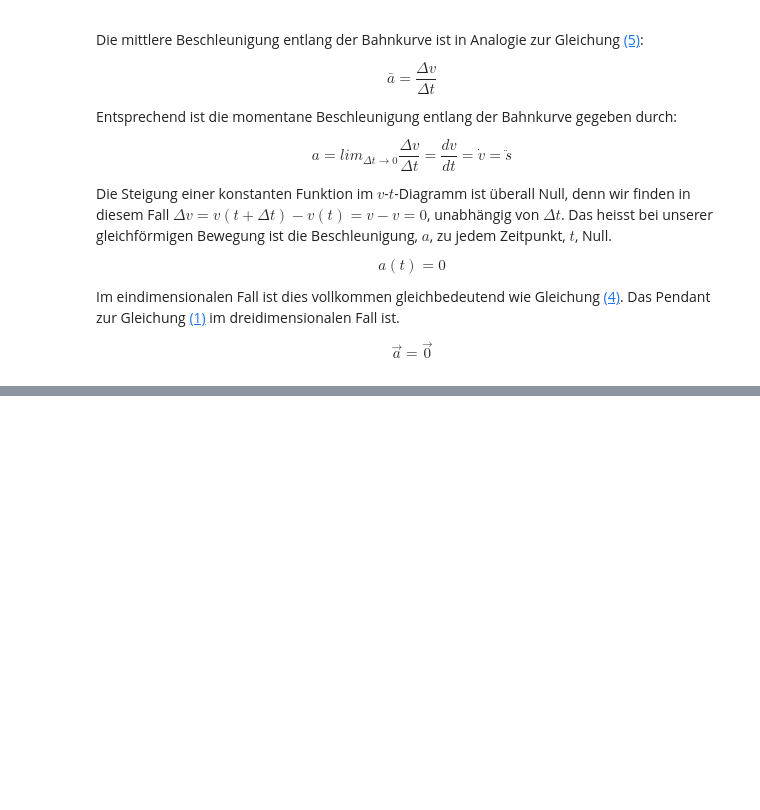
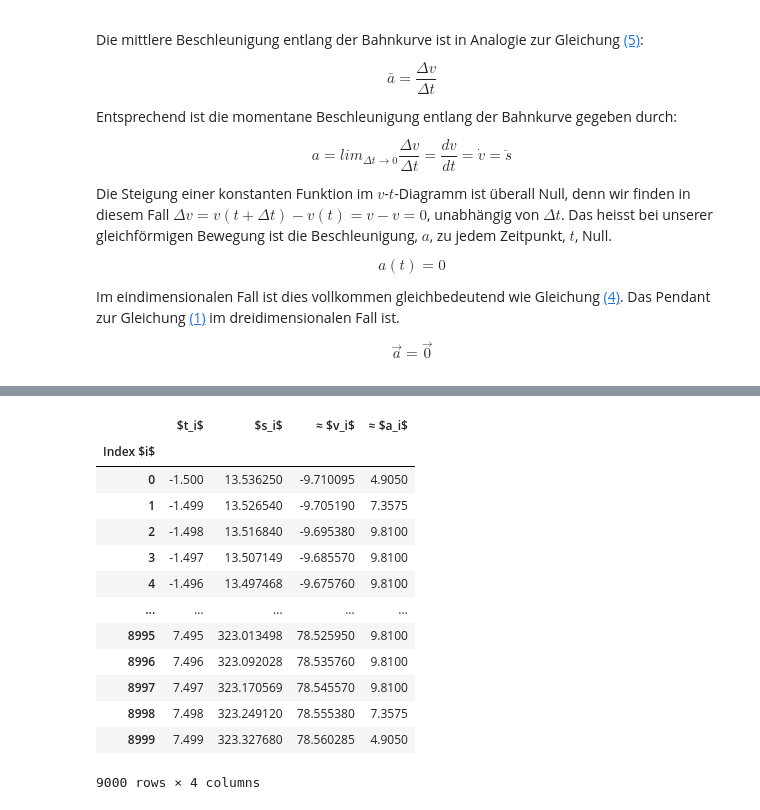
Before and after one commit to BalzMarty/KSWIL_PS, a Jupyter notebook: Kinematik/02_Eindimensionale_Bewegung.ipynb, the cells around one changed output, grey strips where cells are left out. Drawn from its saved outputs; the diff is of its cells as text; code cells hidden in the pictures; blank space fills up the shorter version.

```diff
--- a/Kinematik/02_Eindimensionale_Bewegung.ipynb
+++ b/Kinematik/02_Eindimensionale_Bewegung.ipynb
@@ -490,0 +511,6 @@ plt.show()
+# %%
+# Ex: f_s = lambda t: 9.81/2*t**2 + 5*t + 10
+
+### Definieren Sie hier, wie der Ort von der Zeit abhängt.
+
+f_s = lambda t: 9.81/2*t**2 + 5*t + 10 ##### USER INPUT #####
@@ -490,0 +521,32 @@ plt.show()
+# %%
+delta_t = 1e-3 # Distance between time points
+t_min = -1.5 # Minimum
+t_max = 7.5 # Maximum
+
+# Generate list with t-values
+t = np.arange(t_min,t_max,delta_t)
+# Evaluate position-coordinate-function for each time point
+s = f_s(t)
+# Numerical derivation -> compute the slope and thus velocity
+v = np.gradient(s,delta_t)
+# Numerical derivation -> compute the slope of velocity and thus acceleration
+a = np.gradient(v,delta_t)
+# Convert to pandas format for prettier print
+df = pd. DataFrame(np.array([t,s,v,a]).T,columns=["$t_i$","$s_i$","≈ $v_i$", "≈ $a_i$"])
+df.index.name = "Index $i$" # Set index column name
+df
+# %% [output]
+|  | $t_i$ | $s_i$ | ≈ $v_i$ | ≈ $a_i$ |
+| Index $i$ |  |  |  |  |
+| 0 | -1.500 | 13.536250 | -9.710095 | 4.9050 |
+| 1 | -1.499 | 13.526540 | -9.705190 | 7.3575 |
+| 2 | -1.498 | 13.516840 | -9.695380 | 9.8100 |
+| 3 | -1.497 | 13.507149 | -9.685570 | 9.8100 |
+| 4 | -1.496 | 13.497468 | -9.675760 | 9.8100 |
+| ... | ... | ... | ... | ... |
+| 8995 | 7.495 | 323.013498 | 78.525950 | 9.8100 |
+| 8996 | 7.496 | 323.092028 | 78.535760 | 9.8100 |
+| 8997 | 7.497 | 323.170569 | 78.545570 | 9.8100 |
+| 8998 | 7.498 | 323.249120 | 78.555380 | 7.3575 |
+| 8999 | 7.499 | 323.327680 | 78.560285 | 4.9050 |
+9000 rows × 4 columns
```
Also changed, not shown: parts of 6 cells of this notebook, 3 other files.
